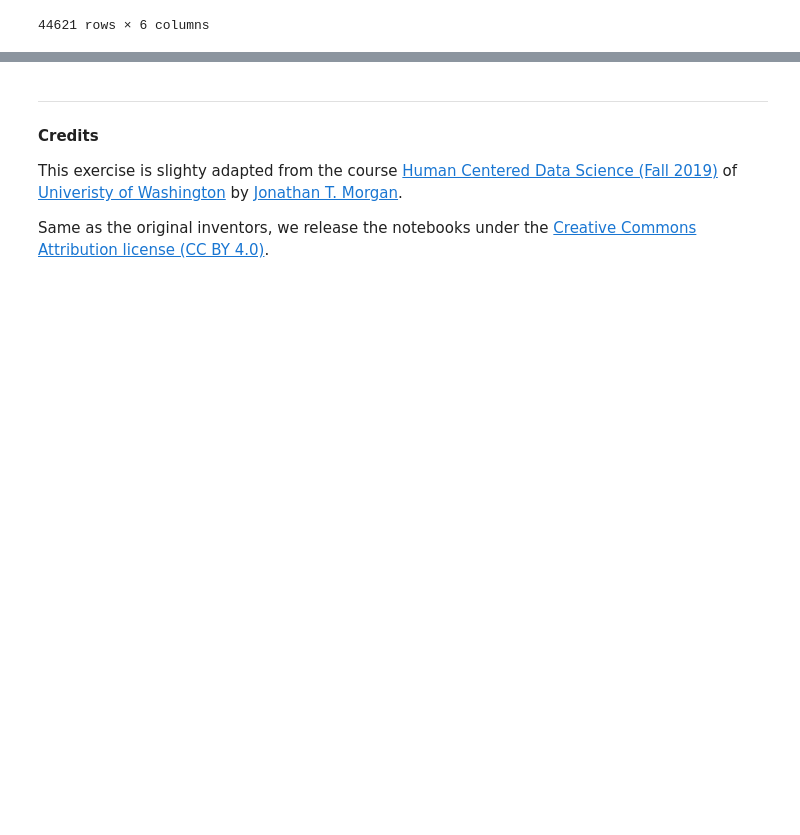
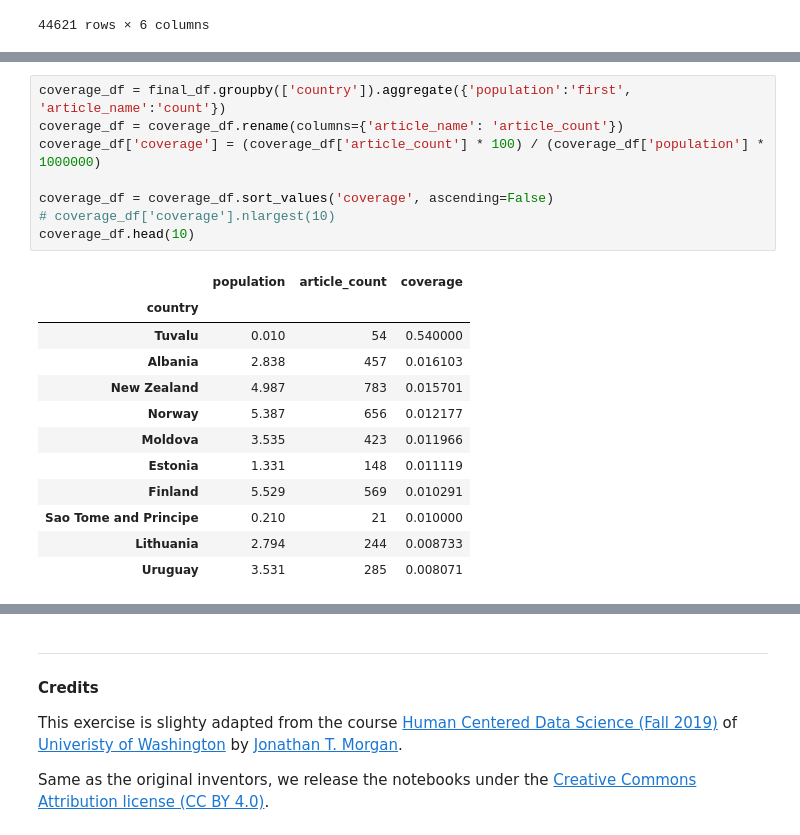
Before and after one commit to Arne117/A3-hcds-hcc-bias, a Jupyter notebook: src/A3_Wikipedia_ORES_Bias.ipynb, the cells around one changed output, grey strips where cells are left out. Saved outputs shown, nothing was run; the diff lists cells and outputs as text; blank space fills up the shorter version.

```diff
--- a/src/A3_Wikipedia_ORES_Bias.ipynb
+++ b/src/A3_Wikipedia_ORES_Bias.ipynb
@@ -368,0 +349,21 @@ filter2 = final_df['ga'] +  final_df['fa'] >= 0.5
+# %%
+coverage_df = final_df.groupby(['country']).aggregate({'population':'first', 'article_name':'count'})
+coverage_df = coverage_df.rename(columns={'article_name': 'article_count'})
+coverage_df['coverage'] = (coverage_df['article_count'] * 100) / (coverage_df['population'] * 1000000)
+
+coverage_df = coverage_df.sort_values('coverage', ascending=False)
+# coverage_df['coverage'].nlargest(10)
+coverage_df.head(10)
+# %% [output]
+|  | population | article_count | coverage |
+| country |  |  |  |
+| Tuvalu | 0.010 | 54 | 0.540000 |
+| Albania | 2.838 | 457 | 0.016103 |
+| New Zealand | 4.987 | 783 | 0.015701 |
+| Norway | 5.387 | 656 | 0.012177 |
+| Moldova | 3.535 | 423 | 0.011966 |
+| Estonia | 1.331 | 148 | 0.011119 |
+| Finland | 5.529 | 569 | 0.010291 |
+| Sao Tome and Principe | 0.210 | 21 | 0.010000 |
+| Lithuania | 2.794 | 244 | 0.008733 |
+| Uruguay | 3.531 | 285 | 0.008071 |
```
Also changed, not shown: parts of 14 cells of this notebook.
